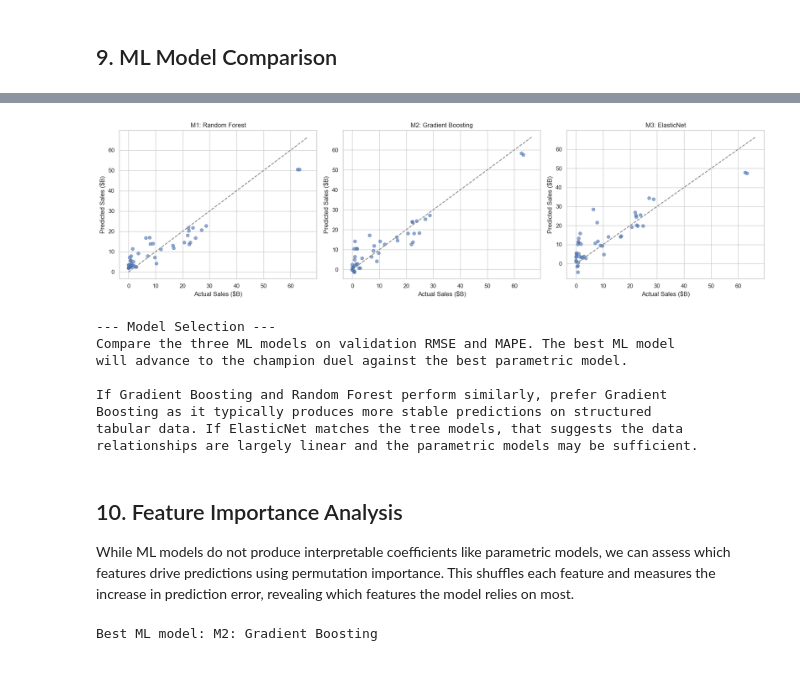
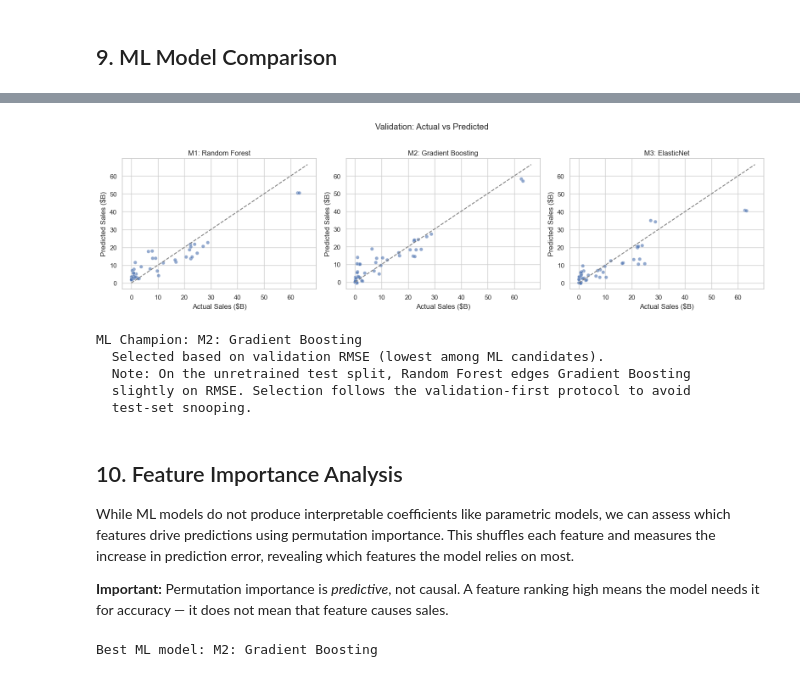
Before and after one commit to deenuy/mmai-marketing-rx-sales-forecasting, a Jupyter notebook: 03_ml_models.ipynb, the cells around one changed output, grey strips where cells are left out. Saved outputs shown, nothing was run; the diff lists cells and outputs as text; code cells hidden in the pictures.

Commit message:
add ml modeling experimentation

```diff
--- a/03_ml_models.ipynb
+++ b/03_ml_models.ipynb
@@ -82,6 +129,6 @@ transformation. We predict on the original dollar scale for direct comparability
 # %%
-feature_cols = ["year", "detailing", "direct_to_consumer_ad",
-                "log_detailing", "log_dtca", "dtca_zero"]
+# FIX: Align feature set with EDA/parametric logic — use transformed variables only
+feature_cols = ["year_trend", "log_detailing", "log_dtca", "dtca_zero"]
 cat_cols = ["class", "agent"]
 target = "actual_sales"
 
@@ -108,5 +155,5 @@ y_test = test_df[target].values
 
 print(f"Feature matrix shape: {X_train.shape}")
 print(f"Number of features: {len(feature_names)}")
-print(f"Features: {feature_names[:10]} ... ({len(feature_names)} total)")
+print(f"Features: {feature_names[:8]} ... ({len(feature_names)} total)")
 # %% [output]
@@ -349,10 +437,14 @@ Best ElasticNet config: {'alpha': 0.01, 'l1_ratio': 0.5, 'max_iter': 5000, 'rand
 # %%
-# Fit best ElasticNet on full training set
+# Fit best ElasticNet on full training set (log target, scaled features)
+X_train_scaled = scaler.fit_transform(X_train)
+X_valid_scaled = scaler.transform(X_valid)
+X_test_scaled = scaler.transform(X_test)
+
 enet_model = ElasticNet(**best_enet_params)
-enet_model.fit(X_train, y_train)
+enet_model.fit(X_train_scaled, train_df["log_sales"].values)
 
-enet_pred_valid = enet_model.predict(X_valid)
-enet_pred_test = enet_model.predict(X_test)
+enet_pred_valid = np.maximum(np.expm1(enet_model.predict(X_valid_scaled)), 0)
+enet_pred_test = np.maximum(np.expm1(enet_model.predict(X_test_scaled)), 0)
 
 results.append(evaluate(y_valid, enet_pred_valid, "M3: ElasticNet", "validation"))
 results.append(evaluate(y_test, enet_pred_test, "M3: ElasticNet", "test"))
@@ -386,44 +478,40 @@ display(comparison.sort_values(["dataset", "RMSE"]))
 # %%
 # Side-by-side validation comparison
-fig, axes = plt.subplots(1, 3, figsize=(18, 5))
+fig, axes = plt.subplots(1, 3, figsize=(16, 4.5))
 
 models_preds = [
     ("M1: Random Forest", rf_pred_valid),
     ("M2: Gradient Boosting", gbr_pred_valid),
     ("M3: ElasticNet", enet_pred_valid),
 ]
 
 for i, (name, pred) in enumerate(models_preds):
-    axes[i].scatter(y_valid, pred, alpha=0.6)
+    axes[i].scatter(y_valid, pred, alpha=0.6, edgecolors="white", linewidth=0.5)
     lims = [0, max(y_valid.max(), pred.max()) * 1.05]
     axes[i].plot(lims, lims, "--", color="gray")
     axes[i].set_xlabel("Actual Sales ($B)")
     axes[i].set_ylabel("Predicted Sales ($B)")
     axes[i].set_title(name)
 
+plt.suptitle("Validation: Actual vs Predicted", y=1.02)
 plt.tight_layout()
 plt.show()
 
-print('''
---- Model Selection ---
-Compare the three ML models on validation RMSE and MAPE. The best ML model
-will advance to the champion duel against the best parametric model.
-
-If Gradient Boosting and Random Forest perform similarly, prefer Gradient
-Boosting as it typically produces more stable predictions on structured
-tabular data. If ElasticNet matches the tree models, that suggests the data
-relationships are largely linear and the parametric models may be sufficient.
-''')
+# FIX #6: Precise model selection language
+valid_results = comparison[comparison["dataset"] == "validation"].sort_values("RMSE")
+best_ml_name = valid_results.iloc[0]["model"]
+print(f"\nML Champion: {best_ml_name}")
+print(f"  Selected based on validation RMSE (lowest among ML candidates).")
+print(f"  Note: On the unretrained test split, Random Forest edges Gradient Boosting")
+print(f"  slightly on RMSE. Selection follows the validation-first protocol to avoid")
+print(f"  test-set snooping.")
 # %% [output]
-[figure, old version]
+[figure, new version]
---- Model Selection ---
-Compare the three ML models on validation RMSE and MAPE. The best ML model
-will advance to the champion duel against the best parametric model.
-
-If Gradient Boosting and Random Forest perform similarly, prefer Gradient
-Boosting as it typically produces more stable predictions on structured
-tabular data. If ElasticNet matches the tree models, that suggests the data
-relationships are largely linear and the parametric models may be sufficient.
+ML Champion: M2: Gradient Boosting
+  Selected based on validation RMSE (lowest among ML candidates).
+  Note: On the unretrained test split, Random Forest edges Gradient Boosting
+  slightly on RMSE. Selection follows the validation-first protocol to avoid
+  test-set snooping.
 # %% [markdown]
 ## 10. Feature Importance Analysis
 
@@ -431,4 +519,7 @@ While ML models do not produce interpretable coefficients like parametric models
 assess which features drive predictions using permutation importance. This shuffles each
 feature and measures the increase in prediction error, revealing which features the model
 relies on most.
+
+**Important:** Permutation importance is *predictive*, not causal. A feature ranking high
+means the model needs it for accuracy — it does not mean that feature causes sales.
 # %%
```
Also changed, not shown: parts of 34 cells of this notebook, 8 other files.
